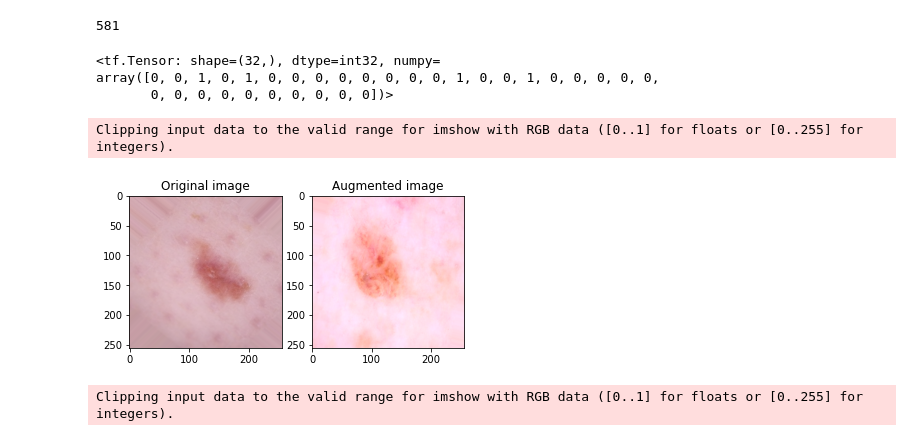
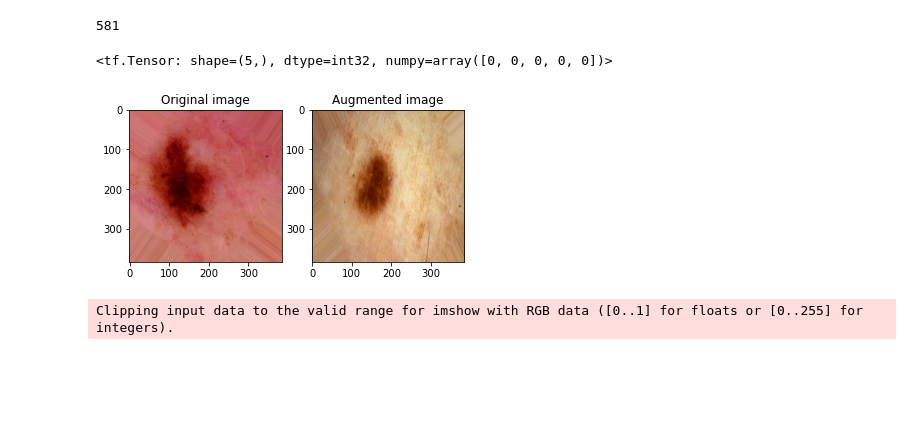
Before and after one commit to KornelBl/Melanoma-Classificator, a Jupyter notebook: main_notebook.ipynb, the cells around one changed output. Drawn from its saved outputs; the diff is of its cells as text; code cells hidden in the pictures; blank space fills up the shorter version.

Commit message:
DatasetGenerator class

```diff
--- a/main_notebook.ipynb
+++ b/main_notebook.ipynb
@@ -26,14 +26,14 @@ CONFIG = dict(
     log_prefix = "FINAL200_",
     effnet_version = 0,
     input_shape=(256, 256, 3),
-    image_resolution=256,
+    image_resolution=384,
     trainable_base=False,
     time=datetime.datetime.now().strftime("_%d_%m_%Y_%H_%M"),
     use_patient_data=True,
     inner_blocks_frozen=7,
 
     upsampling = True,
-
+    upsample_ratio = 5,
 
     k_fold = 3,
     kfold_repeats = 5,
@@ -49,7 +49,7 @@ CONFIG = dict(
     replicas=8,
     steps_per_epoch=None,
     validation_steps=None,
-    batch_size=32,
+    batch_size=5,
     epochs=32,
     optimizer='adam',
     loss='binary_crossentropy',
@@ -103,9 +103,9 @@ files_train = np.sort(np.array(tf.io.gfile.glob(path + '/train*.tfrec')))
 files_test = np.sort(np.array(tf.io.gfile.glob(path + '/test*.tfrec')))
 
 
-test_ds = get_dataset(files_test, CONFIG)
+gener = DatasetGenerator(CONFIG)
 # %%
-train_ds = get_dataset(files_train,CONFIG, patient_info=True, upsampling=True, augment=True)
+train_ds = gener.get_dataset(files_train, patient_info=True, upsampling=True, augment=True)
 # %%
 def visualize(original, augmented):
   fig = plt.figure()
@@ -169,15 +149,12 @@ a = iter(train_ds)
 image, label= next(a)
 label
 # %% [output]
-<tf.Tensor: shape=(32,), dtype=int32, numpy=
-array([0, 0, 1, 0, 1, 0, 0, 0, 0, 0, 0, 0, 0, 1, 0, 0, 1, 0, 0, 0, 0, 0,
-       0, 0, 0, 0, 0, 0, 0, 0, 0, 0])>
+<tf.Tensor: shape=(5,), dtype=int32, numpy=array([0, 0, 0, 0, 0])>
 # %%
-i= 11
+i= 2
 visualize(image[0][i],image[0][i+1])
 # %% [output]
-Clipping input data to the valid range for imshow with RGB data ([0..1] for floats or [0..255] for integers).
-[figure, old version]
+[figure, new version]
 # %%
 image = image[0][19]
 # %%
```
Also changed, not shown: parts of 4 cells of this notebook, 1 other file.
